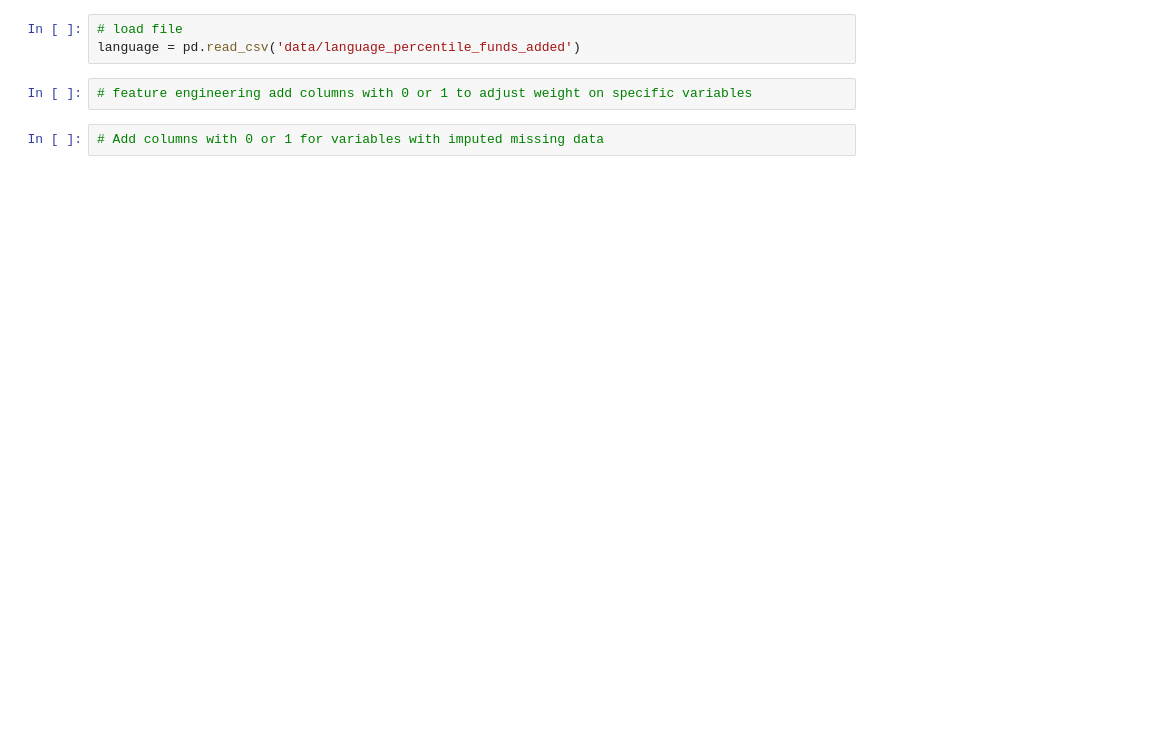
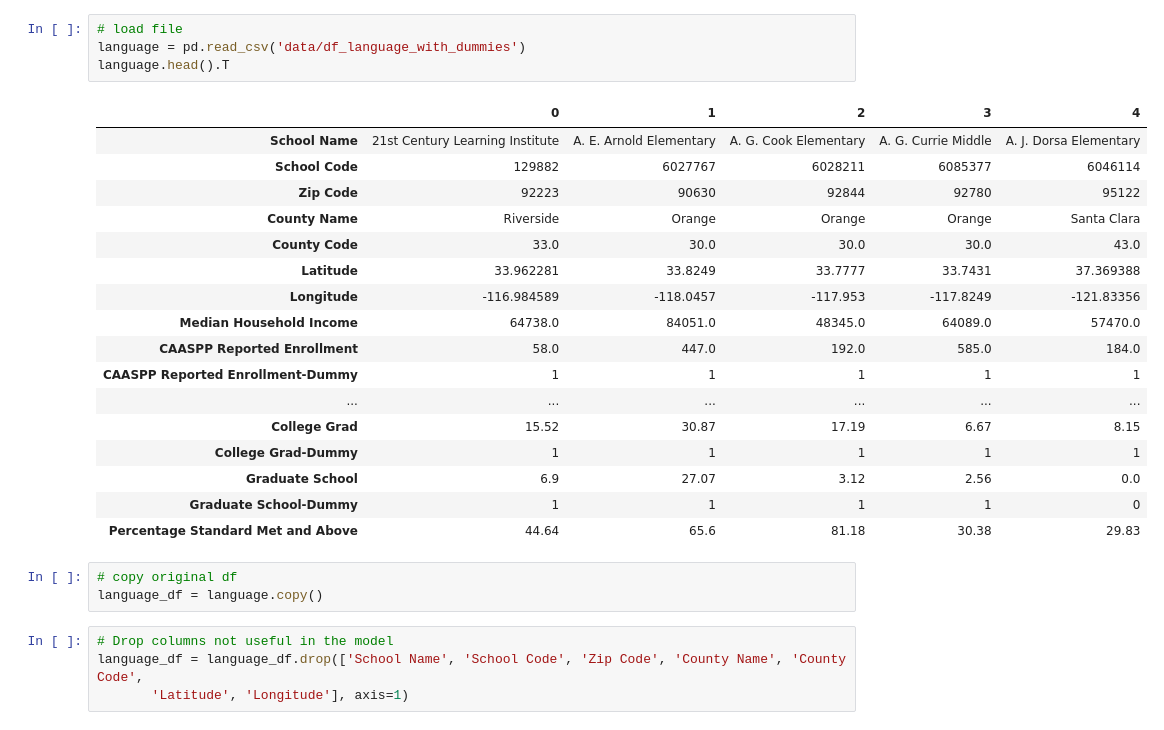
Before and after one commit to gabriellewald/education-project, a Jupyter notebook: Capstone1_pre_processing_training.ipynb, the cells around one changed output. Cells and saved outputs as stored; diff of their text form; blank space fills up the shorter version.

```diff
--- a/Capstone1_pre_processing_training.ipynb
+++ b/Capstone1_pre_processing_training.ipynb
@@ -21,7 +38,29 @@ warnings.filterwarnings("ignore")  # Suppress all warnings
 # %%
 # load file
-language = pd.read_csv('data/language_percentile_funds_added')
+language = pd.read_csv('data/df_language_with_dummies')
+language.head().T
+# %% [output]
+|  | 0 | 1 | 2 | 3 | 4 |
+| School Name | 21st Century Learning Institute | A. E. Arnold Elementary | A. G. Cook Elementary | A. G. Currie Middle | A. J. Dorsa Elementary |
+| School Code | 129882 | 6027767 | 6028211 | 6085377 | 6046114 |
+| Zip Code | 92223 | 90630 | 92844 | 92780 | 95122 |
+| County Name | Riverside | Orange | Orange | Orange | Santa Clara |
+| County Code | 33.0 | 30.0 | 30.0 | 30.0 | 43.0 |
+| Latitude | 33.962281 | 33.8249 | 33.7777 | 33.7431 | 37.369388 |
+| Longitude | -116.984589 | -118.0457 | -117.953 | -117.8249 | -121.83356 |
+| Median Household Income | 64738.0 | 84051.0 | 48345.0 | 64089.0 | 57470.0 |
+| CAASPP Reported Enrollment | 58.0 | 447.0 | 192.0 | 585.0 | 184.0 |
+| CAASPP Reported Enrollment-Dummy | 1 | 1 | 1 | 1 | 1 |
+| ... | ... | ... | ... | ... | ... |
+| College Grad | 15.52 | 30.87 | 17.19 | 6.67 | 8.15 |
+| College Grad-Dummy | 1 | 1 | 1 | 1 | 1 |
+| Graduate School | 6.9 | 27.07 | 3.12 | 2.56 | 0.0 |
+| Graduate School-Dummy | 1 | 1 | 1 | 1 | 0 |
+| Percentage Standard Met and Above | 44.64 | 65.6 | 81.18 | 30.38 | 29.83 |
-# %%
-# feature engineering add columns with 0 or 1 to adjust weight on specific variables
-# %%
-# Add columns with 0 or 1 for variables with imputed missing data
+# %%
+# copy original df
+language_df = language.copy()
+# %%
+# Drop columns not useful in the model
+language_df = language_df.drop(['School Name', 'School Code', 'Zip Code', 'County Name', 'County Code',
+       'Latitude', 'Longitude'], axis=1)
```
Also changed, not shown: parts of 30 cells of this notebook.
